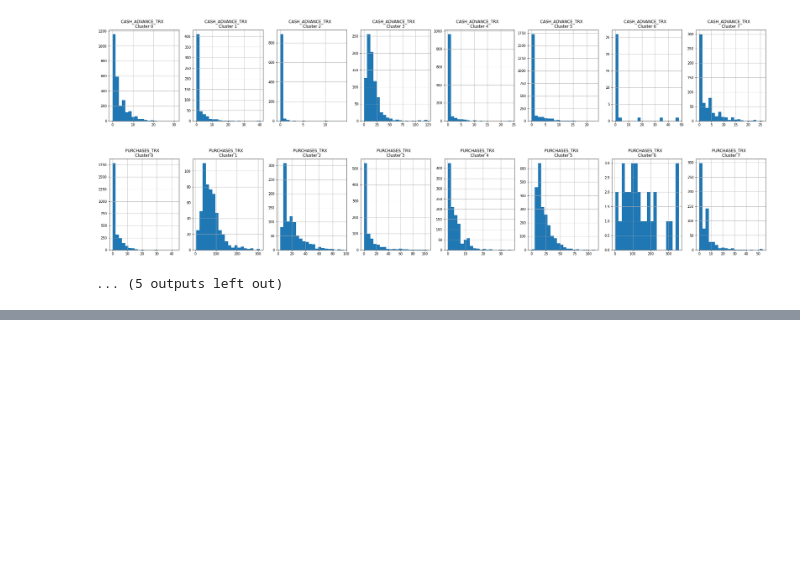
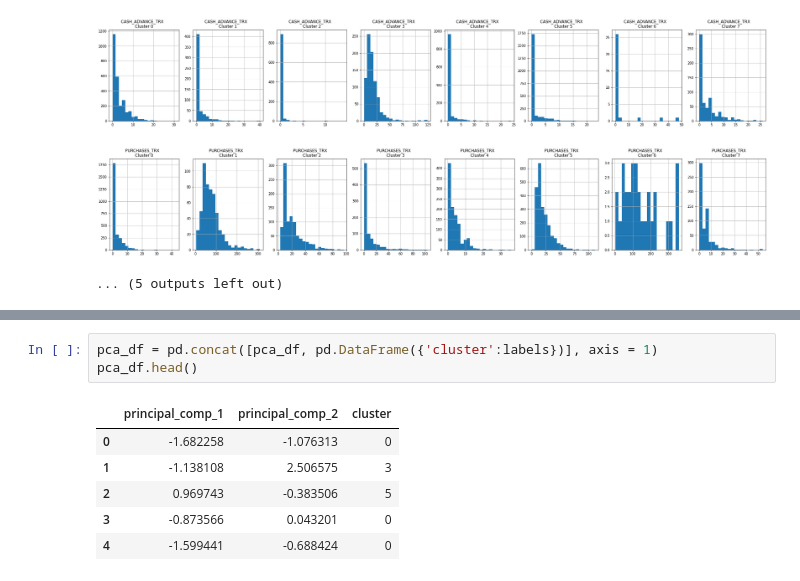
Before and after one commit to eeeds/Projects, a Jupyter notebook: 17- Marketing Project (Clusters)/Project17.ipynb, the cells around one changed output, grey strips where cells are left out. Saved outputs shown, nothing was run; the diff lists cells and outputs as text; blank space fills up the shorter version.

```diff
--- a/17- Marketing Project (Clusters)/Project17.ipynb
+++ b/17- Marketing Project (Clusters)/Project17.ipynb
@@ -314,0 +346,10 @@ for i in creditcard_df.columns:
+# %%
+pca_df = pd.concat([pca_df, pd.DataFrame({'cluster':labels})], axis = 1)
+pca_df.head()
+# %% [output]
+|  | principal_comp_1 | principal_comp_2 | cluster |
+| 0 | -1.682258 | -1.076313 | 0 |
+| 1 | -1.138108 | 2.506575 | 3 |
+| 2 | 0.969743 | -0.383506 | 5 |
+| 3 | -0.873566 | 0.043201 | 0 |
+| 4 | -1.599441 | -0.688424 | 0 |
```
Also changed, not shown: parts of 3 cells of this notebook.
